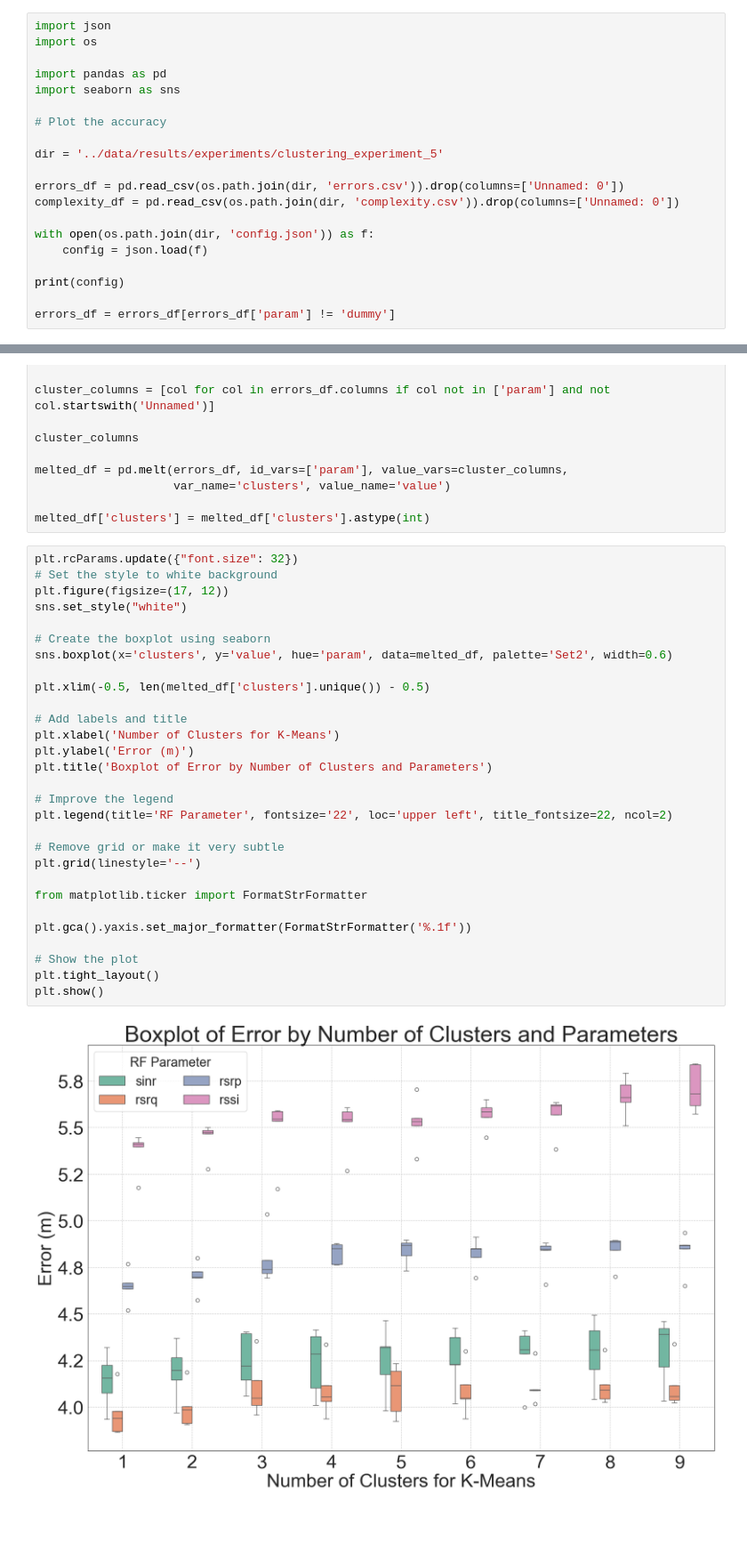
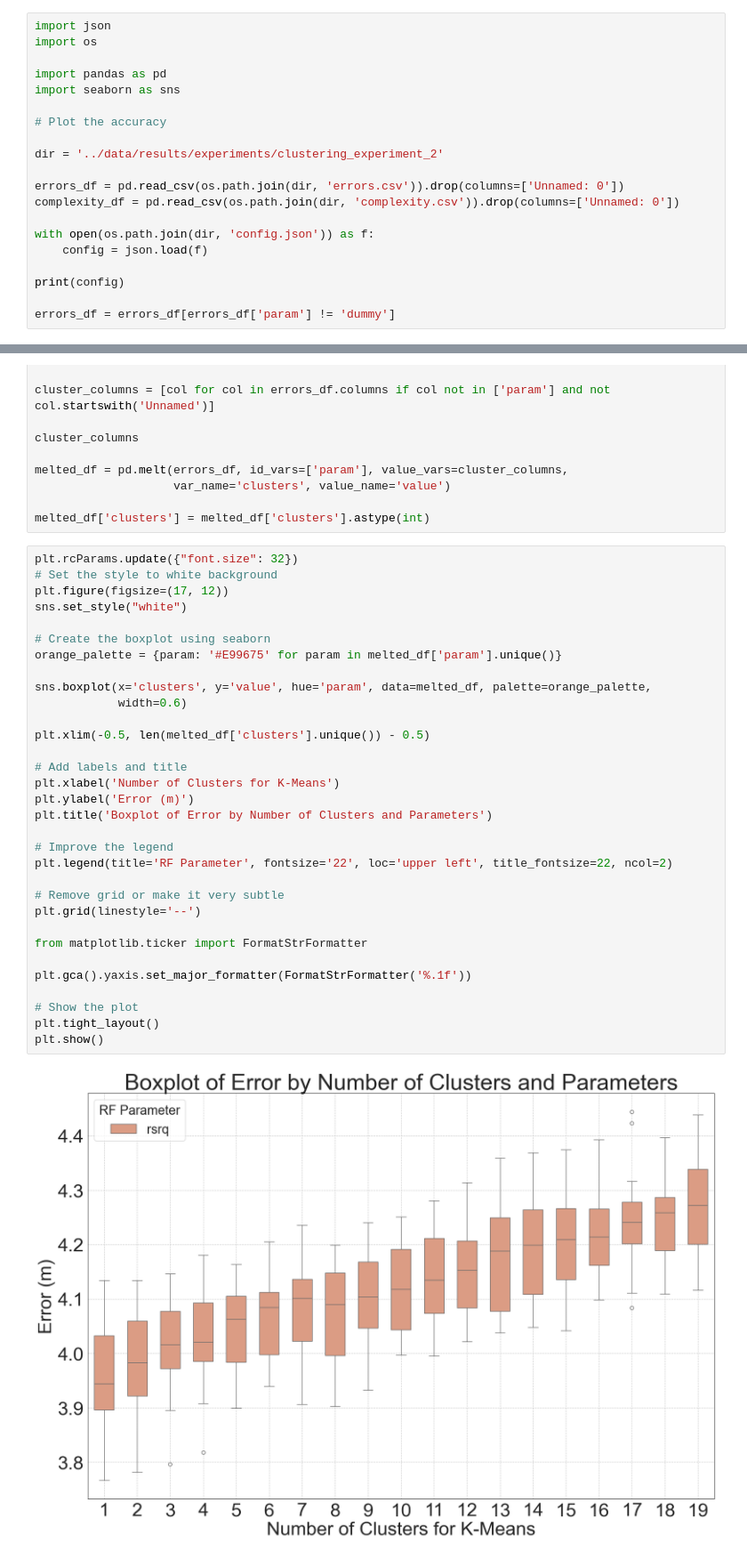
Before and after one commit to Andreas-Espelund/5G_localization, a Jupyter notebook: plotting/plot_clustering.ipynb, the cells around one changed output, grey strips where cells are left out. Shown at 89% size. Cells and saved outputs as stored; diff of their text form; blank space fills up the shorter version.

```diff
--- a/plotting/plot_clustering.ipynb
+++ b/plotting/plot_clustering.ipynb
@@ -7,7 +7,7 @@ import seaborn as sns
 
 # Plot the accuracy
 
-dir = '../data/results/experiments/clustering_experiment_5'
+dir = '../data/results/experiments/clustering_experiment_2'
 
 errors_df = pd.read_csv(os.path.join(dir, 'errors.csv')).drop(columns=['Unnamed: 0'])
 complexity_df = pd.read_csv(os.path.join(dir, 'complexity.csv')).drop(columns=['Unnamed: 0'])
@@ -36,34 +36,37 @@ melted_df['clusters'] = melted_df['clusters'].astype(int)
 # %%
 plt.rcParams.update({"font.size": 32})
 # Set the style to white background
 plt.figure(figsize=(17, 12))
 sns.set_style("white")
 
 # Create the boxplot using seaborn
-sns.boxplot(x='clusters', y='value', hue='param', data=melted_df, palette='Set2', width=0.6)
+orange_palette = {param: '#E99675' for param in melted_df['param'].unique()}
+
+sns.boxplot(x='clusters', y='value', hue='param', data=melted_df, palette=orange_palette,
+            width=0.6)
 
 plt.xlim(-0.5, len(melted_df['clusters'].unique()) - 0.5)
 
 # Add labels and title
 plt.xlabel('Number of Clusters for K-Means')
 plt.ylabel('Error (m)')
 plt.title('Boxplot of Error by Number of Clusters and Parameters')
 
 # Improve the legend
 plt.legend(title='RF Parameter', fontsize='22', loc='upper left', title_fontsize=22, ncol=2)
 
 # Remove grid or make it very subtle
 plt.grid(linestyle='--')
 
 from matplotlib.ticker import FormatStrFormatter
 
 plt.gca().yaxis.set_major_formatter(FormatStrFormatter('%.1f'))
 
 # Show the plot
 plt.tight_layout()
 plt.show()
 # %% [output]
-[figure, old version]
+[figure, new version]
 # %%
 
 from scripts.plotting import make_boxplot
```
Also changed, not shown: parts of 2 cells of this notebook, 4 other files.
